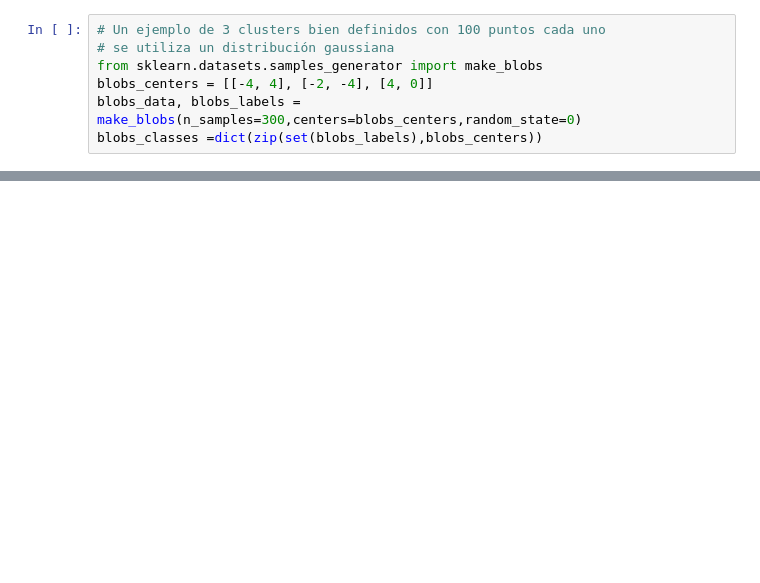
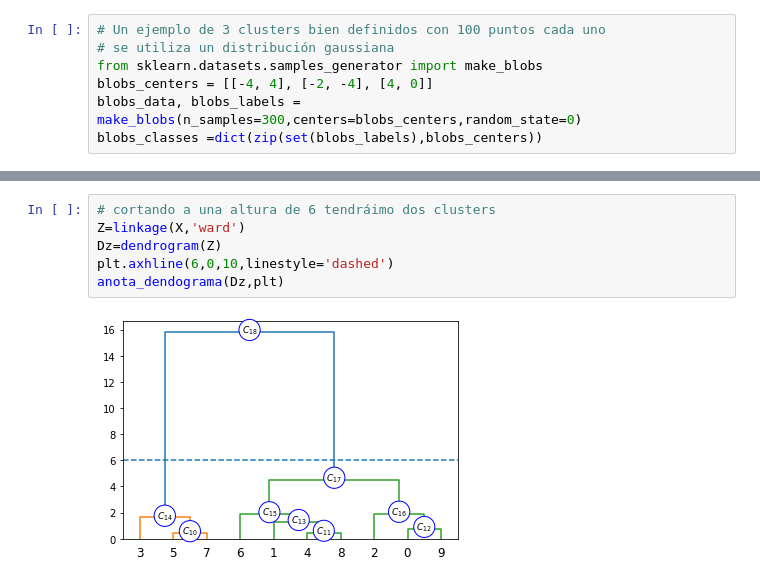
Before and after one commit to kyriox/aed, a Jupyter notebook: 03_clustering.ipynb, the cells around one changed output, grey strips where cells are left out. Drawn from its saved outputs; the diff is of its cells as text; blank space fills up the shorter version.

```diff
--- a/03_clustering.ipynb
+++ b/03_clustering.ipynb
@@ -383,0 +221,8 @@ La tarea consiste en reproducir el pipeline descrito utilizando sus implementaci
+# %%
+# cortando a una altura de 6 tendráimo dos clusters
+Z=linkage(X,'ward')
+Dz=dendrogram(Z)
+plt.axhline(6,0,10,linestyle='dashed')
+anota_dendograma(Dz,plt)
+# %% [output]
+[figure, added]
```
Also changed, not shown: parts of 108 cells of this notebook.
